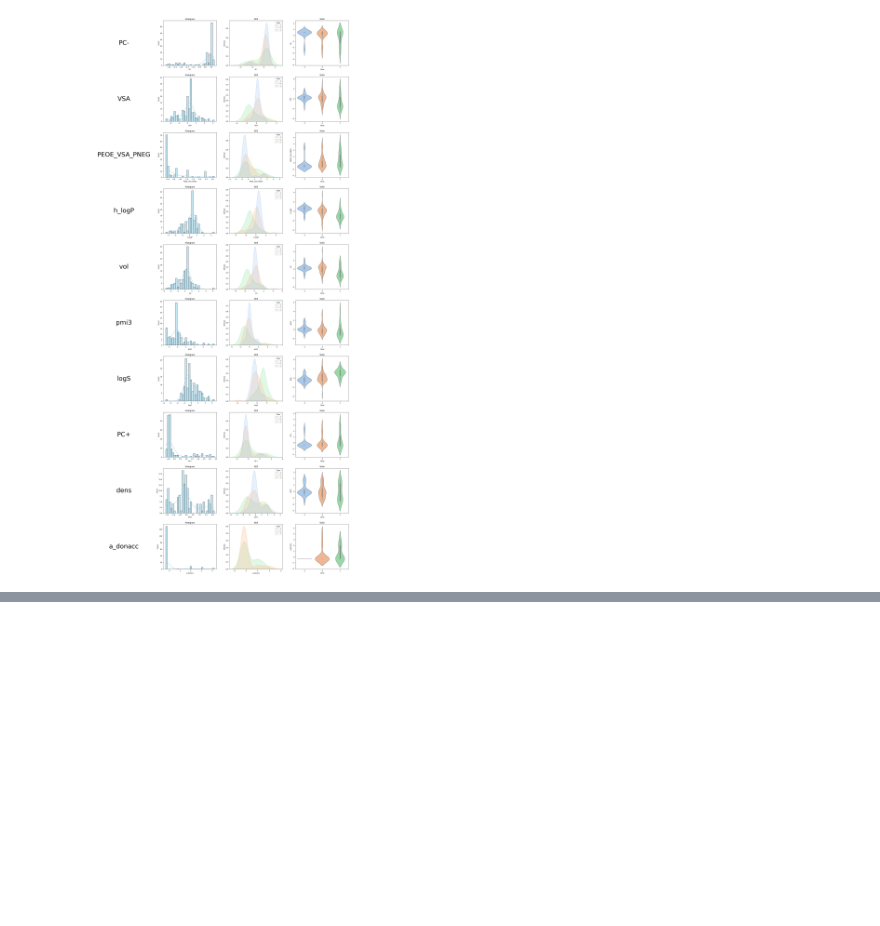
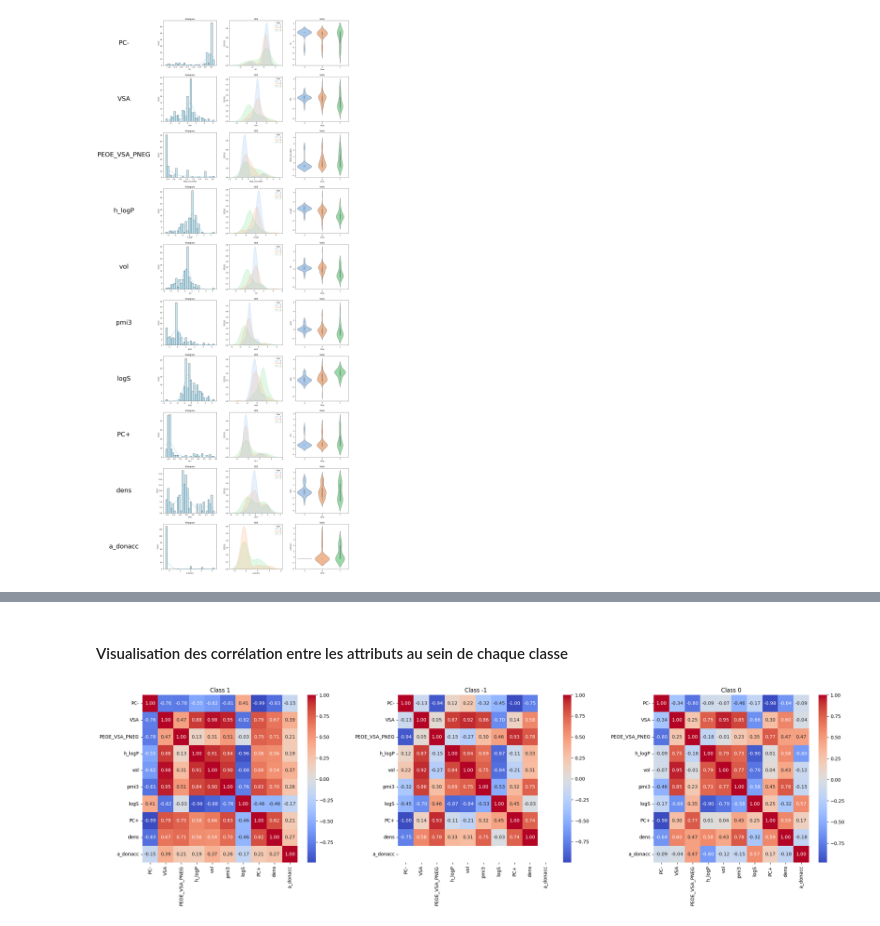
Before and after one commit to tom-sartori/BIN710, a Jupyter notebook: Tp1/groupe8_tp1.ipynb, the cells around one changed output, grey strips where cells are left out. Drawn from its saved outputs; the diff is of its cells as text; code cells hidden in the pictures; blank space fills up the shorter version.

```diff
--- a/Tp1/groupe8_tp1.ipynb
+++ b/Tp1/groupe8_tp1.ipynb
@@ -197,0 +223,22 @@ plot_distribution(data, selected_features_XGB)
+# %% [markdown]
+#### Visualisation des corrélation entre les attributs au sein de chaque classe
+# %%
+def plot_correlation_by_class(data, features_to_plot=None):
+    """
+    For each class in the 'Class' column, plot a heatmap of the correlation matrix of the given features.
+    :param data: pandas DataFrame
+    :param features_to_plot: list of strings
+    """
+    if features_to_plot:
+        data = data[features_to_plot + ['Class']]
+    _, axs = plt.subplots(1, 3, figsize=(24, 8))
+    plt.tight_layout(pad=10.0)
+    for i, class_ in enumerate(data['Class'].unique()):
+        data_class = data[data['Class'] == class_]
+        data_class = data_class.drop(columns=['Class'])
+        axs[i].set_title(f'Class {class_}')
+        sns.heatmap(data_class.corr(), annot=True, cmap='coolwarm', fmt='.2f', ax=axs[i])
+
+plot_correlation_by_class(data, selected_features_XGB)
+# %% [output]
+[figure, added]
```
Also changed, not shown: parts of 4 cells of this notebook.
